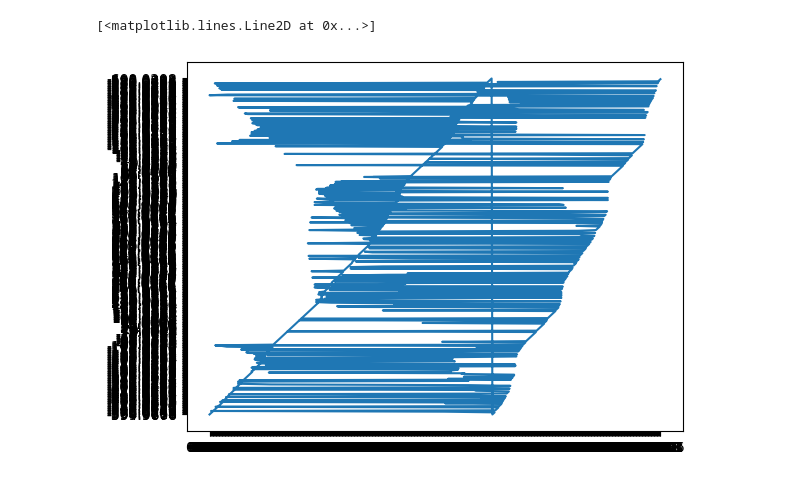
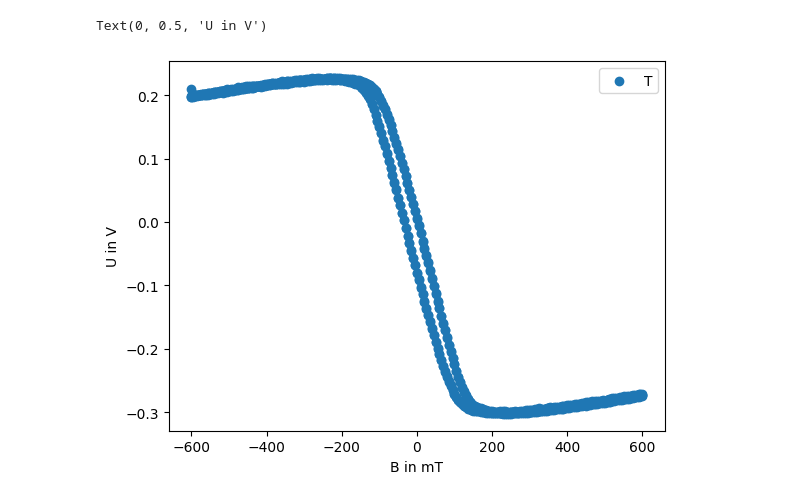
Before and after one commit to CaptainNikon/PPF-Uni-Potsdam, a Jupyter notebook: O7/python/Auswertung.ipynb, the cells around one changed output. Cells and saved outputs as stored; diff of their text form; code cells hidden in the pictures.

```diff
--- a/O7/python/Auswertung.ipynb
+++ b/O7/python/Auswertung.ipynb
@@ -24,5 +53,8 @@ b = np.array(fd1index)
 # %%
-plt.plot(voltage, bfield)
+plt.scatter(fd1flux, fd1voltage)
+plt.legend("Test")
+plt.xlabel("B in mT")
+plt.ylabel("U in V")
 # %% [output]
-[<matplotlib.lines.Line2D at 0x...>]
+Text(0, 0.5, 'U in V')
-[figure, old version]
+[figure, new version]
```
Also changed, not shown: parts of 14 cells of this notebook, 2 other files.
